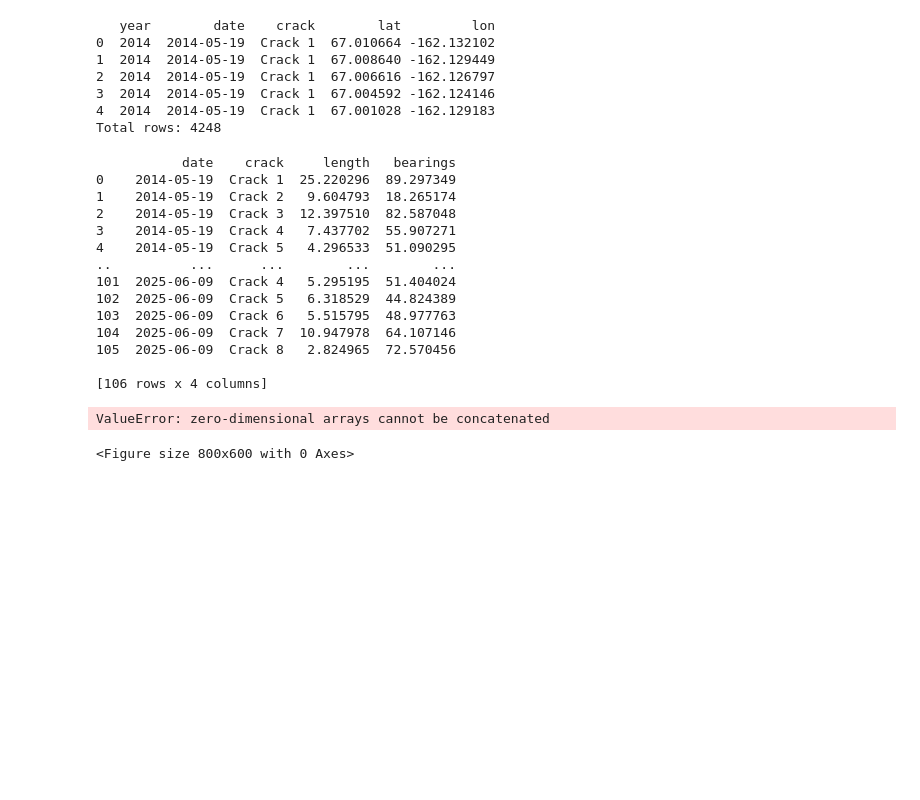
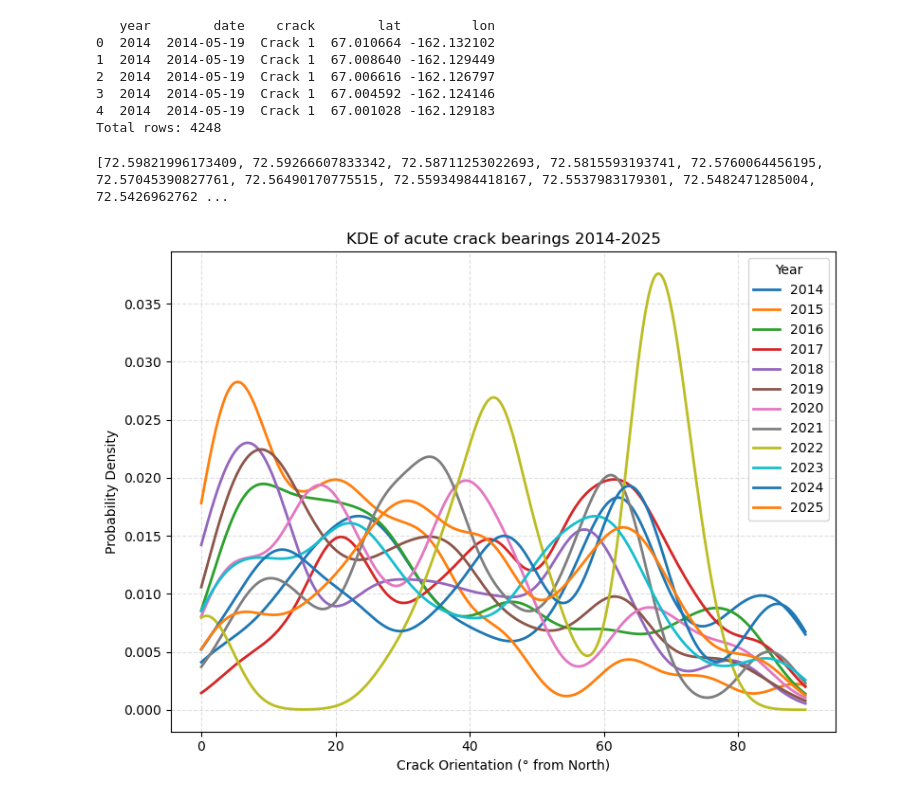
Before and after one commit to kovaleskima/KobukData, a Jupyter notebook: no_winds_gaussian.ipynb, the cells around one changed output. Cells and saved outputs as stored; diff of their text form; code cells hidden in the pictures; blank space fills up the shorter version.

Commit message:
fixed axial segment bearings

```diff
--- a/no_winds_gaussian.ipynb
+++ b/no_winds_gaussian.ipynb
@@ -70,6 +70,7 @@ for (date, crack), group in grouped:
     length = 0
     segment_lengths = []
     segment_bearings = []
+    bearings = []
 
     for i in range(1, len(lats)):
         p1 = (lats[i-1], lons[i-1])
@@ -77,64 +78,54 @@ for (date, crack), group in grouped:
         length += abs(distance.distance(p1,p2).km)
         segment_lengths.append(abs(distance.distance(p1,p2).km))
         segment_bearings.append(segment_bearing_deg(p1[0], p1[1], p2[0], p2[1]))
-    bearings = axial_mean_orientation(segment_bearings)
+    # make axial
+    for b in segment_bearings:
+        b = b % 180
+        if b < 0: # if less than zero reflect into first two quadrants
+            b += 180
+        if b > 90: # if greater than 90 degrees find deviation from true north
+            b = 180 - b
+        bearings.append(b)
     rows.append([date, crack, length, bearings])
 
 lo = pd.DataFrame(rows, columns=["date", "crack", "length", "bearings"])
-print(lo)
+print(bearings)
 # %% [output]
-           date    crack     length   bearings
-0    2014-05-19  Crack 1  25.220296  89.297349
-1    2014-05-19  Crack 2   9.604793  18.265174
-2    2014-05-19  Crack 3  12.397510  82.587048
-3    2014-05-19  Crack 4   7.437702  55.907271
-4    2014-05-19  Crack 5   4.296533  51.090295
-..          ...      ...        ...        ...
-101  2025-06-09  Crack 4   5.295195  51.404024
-102  2025-06-09  Crack 5   6.318529  44.824389
-103  2025-06-09  Crack 6   5.515795  48.977763
-104  2025-06-09  Crack 7  10.947978  64.107146
-105  2025-06-09  Crack 8   2.824965  72.570456
-
-[106 rows x 4 columns]
+[72.59821996173409, 72.59266607833342, 72.58711253022693, 72.5815593193741, 72.5760064456195, 72.57045390827761, 72.56490170775515, 72.55934984418167, 72.5537983179301, 72.5482471285004, 72.5426962762 ...
 # %%
 import numpy as np
 import pandas as pd
 import matplotlib.pyplot as plt
 from scipy.stats import gaussian_kde
 import seaborn as sns
 
 # assuming lo DataFrame has ["date", "crack", "length", "bearings"]
 lo["year"] = pd.to_datetime(lo["date"]).dt.year
 
 plt.figure(figsize=(8, 6))
 colors = plt.cm.tab10.colors
 
 for i, (year, group) in enumerate(lo.groupby("year")):
     bearings = np.concatenate(group["bearings"].values)
     bearings = bearings[np.isfinite(bearings)]
     if len(bearings) == 0:
         continue
-
-    bearings_half = bearings % 90  # map to 0–180°
-
-    # --- smooth PDF using Gaussian KDE (non-circular) ---
-    kde = gaussian_kde(bearings_half, bw_method=0.1)  # smaller bw = more detailed, larger = smoother
+    # visualize with gaussian kde to look for peaks
+    kde = gaussian_kde(bearings, bw_method=0.2)  # smaller bw = noisier, larger = smoother
     x = np.linspace(0, 90, 500)
     density = kde(x)
 
     plt.plot(x, density, color=colors[i % len(colors)], lw=2, label=str(year))
 
 plt.xlabel("Crack Orientation (° from North)")
 plt.ylabel("Probability Density")
 plt.title("KDE of acute crack bearings 2014-2025")
 plt.legend(title="Year")
 plt.grid(True, linestyle="--", alpha=0.4)
 plt.tight_layout()
 plt.show()
 # %% [output]
-ValueError: zero-dimensional arrays cannot be concatenated
-<Figure size 800x600 with 0 Axes>
+[figure, added]
 # %%
 import numpy as np
 import pandas as pd
```
Also changed, not shown: parts of 2 cells of this notebook.
